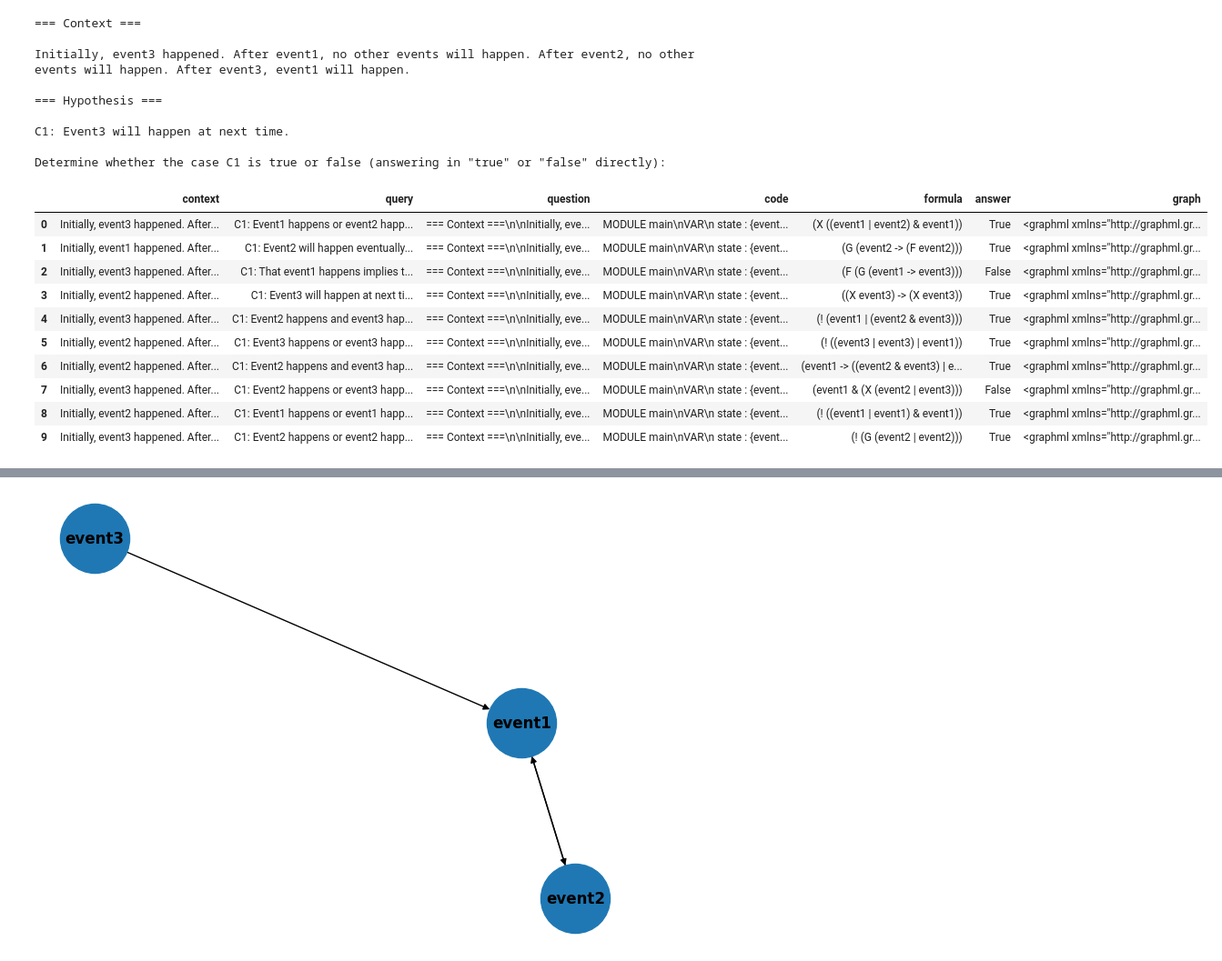
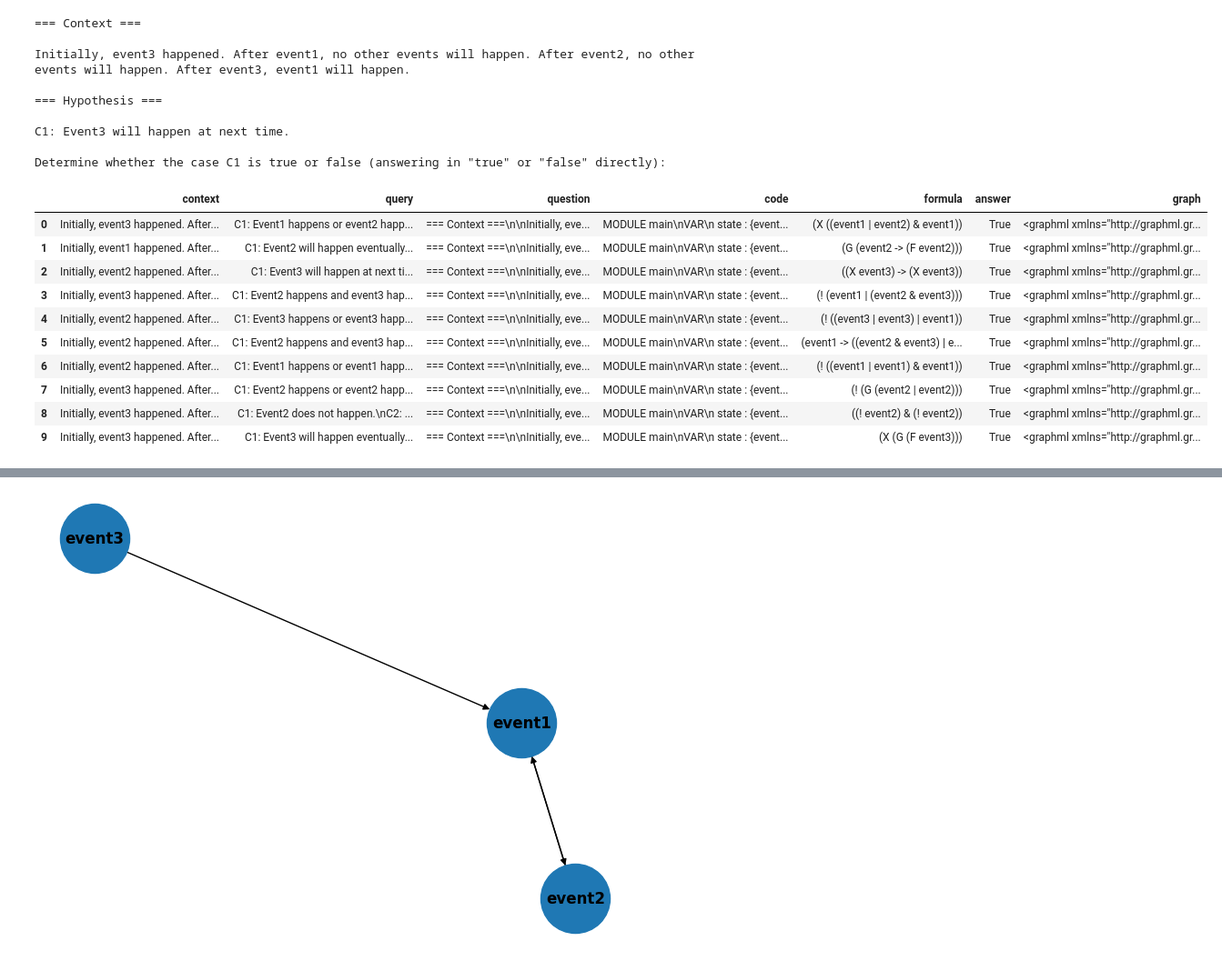
Before and after one commit to RutaTang/LTLBench, a Jupyter notebook: analysis.ipynb, the cells around one changed output, grey strips where cells are left out. Shown at 91% size. Drawn from its saved outputs; the diff is of its cells as text; code cells hidden in the pictures.

Commit message:
ensure generated balanced data

```diff
--- a/analysis.ipynb
+++ b/analysis.ipynb
@@ -47,19 +47,19 @@ C1: Event3 will happen at next time.
 
 Determine whether the case C1 is true or false (answering in "true" or "false" directly):
 # %%
-path = get_data_file_path(event_n=3, formula_n=3, count=100)
+path = get_data_file_path(event_n=3, formula_n=3, count=1000)
 data = pd.read_csv(path)
 data.head(10)
 # %% [output]
 |  | context | query | question | code | formula | answer | graph |
 | 0 | Initially, event3 happened. After... | C1: Event1 happens or event2 happ... | === Context ===\n\nInitially, eve... | MODULE main\nVAR\n state : {event... | (X ((event1 | event2) & event1)) | True | <graphml xmlns="http://graphml.gr... |
 | 1 | Initially, event1 happened. After... | C1: Event2 will happen eventually... | === Context ===\n\nInitially, eve... | MODULE main\nVAR\n state : {event... | (G (event2 -> (F event2))) | True | <graphml xmlns="http://graphml.gr... |
-| 2 | Initially, event3 happened. After... | C1: That event1 happens implies t... | === Context ===\n\nInitially, eve... | MODULE main\nVAR\n state : {event... | (F (G (event1 -> event3))) | False | <graphml xmlns="http://graphml.gr... |
-| 3 | Initially, event2 happened. After... | C1: Event3 will happen at next ti... | === Context ===\n\nInitially, eve... | MODULE main\nVAR\n state : {event... | ((X event3) -> (X event3)) | True | <graphml xmlns="http://graphml.gr... |
-| 4 | Initially, event3 happened. After... | C1: Event2 happens and event3 hap... | === Context ===\n\nInitially, eve... | MODULE main\nVAR\n state : {event... | (! (event1 | (event2 & event3))) | True | <graphml xmlns="http://graphml.gr... |
-| 5 | Initially, event2 happened. After... | C1: Event3 happens or event3 happ... | === Context ===\n\nInitially, eve... | MODULE main\nVAR\n state : {event... | (! ((event3 | event3) | event1)) | True | <graphml xmlns="http://graphml.gr... |
-| 6 | Initially, event2 happened. After... | C1: Event2 happens and event3 hap... | === Context ===\n\nInitially, eve... | MODULE main\nVAR\n state : {event... | (event1 -> ((event2 & event3) | e... | True | <graphml xmlns="http://graphml.gr... |
-| 7 | Initially, event3 happened. After... | C1: Event2 happens or event3 happ... | === Context ===\n\nInitially, eve... | MODULE main\nVAR\n state : {event... | (event1 & (X (event2 | event3))) | False | <graphml xmlns="http://graphml.gr... |
-| 8 | Initially, event2 happened. After... | C1: Event1 happens or event1 happ... | === Context ===\n\nInitially, eve... | MODULE main\nVAR\n state : {event... | (! ((event1 | event1) & event1)) | True | <graphml xmlns="http://graphml.gr... |
-| 9 | Initially, event3 happened. After... | C1: Event2 happens or event2 happ... | === Context ===\n\nInitially, eve... | MODULE main\nVAR\n state : {event... | (! (G (event2 | event2))) | True | <graphml xmlns="http://graphml.gr... |
+| 2 | Initially, event2 happened. After... | C1: Event3 will happen at next ti... | === Context ===\n\nInitially, eve... | MODULE main\nVAR\n state : {event... | ((X event3) -> (X event3)) | True | <graphml xmlns="http://graphml.gr... |
+| 3 | Initially, event3 happened. After... | C1: Event2 happens and event3 hap... | === Context ===\n\nInitially, eve... | MODULE main\nVAR\n state : {event... | (! (event1 | (event2 & event3))) | True | <graphml xmlns="http://graphml.gr... |
+| 4 | Initially, event2 happened. After... | C1: Event3 happens or event3 happ... | === Context ===\n\nInitially, eve... | MODULE main\nVAR\n state : {event... | (! ((event3 | event3) | event1)) | True | <graphml xmlns="http://graphml.gr... |
+| 5 | Initially, event2 happened. After... | C1: Event2 happens and event3 hap... | === Context ===\n\nInitially, eve... | MODULE main\nVAR\n state : {event... | (event1 -> ((event2 & event3) | e... | True | <graphml xmlns="http://graphml.gr... |
+| 6 | Initially, event2 happened. After... | C1: Event1 happens or event1 happ... | === Context ===\n\nInitially, eve... | MODULE main\nVAR\n state : {event... | (! ((event1 | event1) & event1)) | True | <graphml xmlns="http://graphml.gr... |
+| 7 | Initially, event3 happened. After... | C1: Event2 happens or event2 happ... | === Context ===\n\nInitially, eve... | MODULE main\nVAR\n state : {event... | (! (G (event2 | event2))) | True | <graphml xmlns="http://graphml.gr... |
+| 8 | Initially, event3 happened. After... | C1: Event2 does not happen.\nC2: ... | === Context ===\n\nInitially, eve... | MODULE main\nVAR\n state : {event... | ((! event2) & (! event2)) | True | <graphml xmlns="http://graphml.gr... |
+| 9 | Initially, event3 happened. After... | C1: Event3 will happen eventually... | === Context ===\n\nInitially, eve... | MODULE main\nVAR\n state : {event... | (X (G (F event3))) | True | <graphml xmlns="http://graphml.gr... |
 # %%
```
Also changed, not shown: parts of 1 cell of this notebook, 2 other files.
